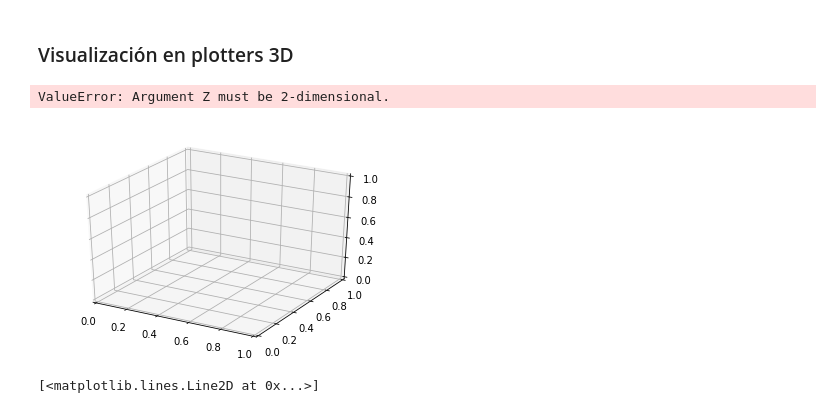
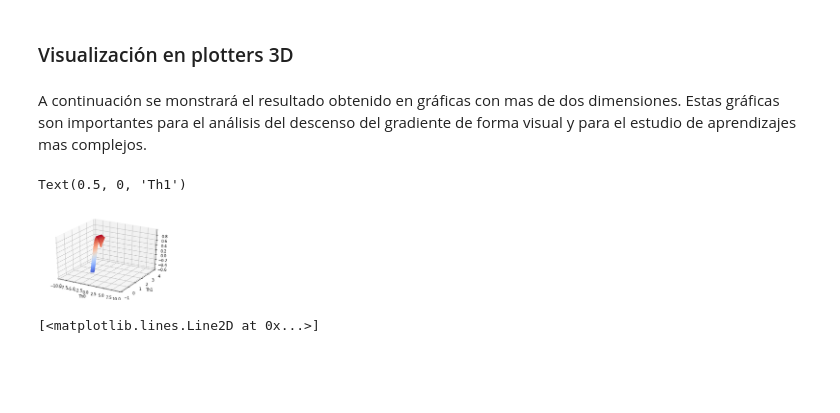
Before and after one commit to ivanfermena/Machine-Learning-Practice-1, a Jupyter notebook: linear-regression.ipynb, the cells around one changed output. Drawn from its saved outputs; the diff is of its cells as text; code cells hidden in the pictures; blank space fills up the shorter version.

```diff
--- a/linear-regression.ipynb
+++ b/linear-regression.ipynb
@@ -120,5 +124,7 @@ Text(0.5,0,'Poblacion de la ciudad en 10.000s')
 El resultado es una recta que se encuentra ajustada lo máximo posible para nuestro conjunto de datos, esta recta tiene la separación mínima entre los puntos y la resta, obtenido gracias a la función descenso de gradiente.
 # %% [markdown]
 ### Visualización en plotters 3D
+# %% [markdown]
+A continuación se monstrará el resultado obtenido en gráficas con mas de dos dimensiones. Estas gráficas son importantes para el análisis del descenso del gradiente de forma visual y para el estudio de aprendizajes mas complejos.
 # %%
 from mpl_toolkits.mplot3d import Axes3D
@@ -127,17 +133,19 @@ from matplotlib.ticker import LinearLocator, FormatStrFormatter
 # %%
 fig = plt.figure()
 ax = fig.gca(projection='3d')
 
-X, Y = np.meshgrid(vc_gd_th0, vc_gd_th1)
+X, Y = np.meshgrid(vc_gd_th0,vc_gd_th1)
 R = np.sqrt(X**2 + Y**2)
-Z = np.cos(R)
+Z = np.sin(R)
 
 ax.plot_surface(X, Y, Z, cmap=cm.coolwarm, linewidth=0, antialiased=False)
+ax.set_xlim(-10, 10)
+ax.set_ylim(-1, 4)
 plt.xlabel('Th0')
 plt.ylabel('Th1')
 # %% [output]
-ValueError: Argument Z must be 2-dimensional.
+Text(0.5, 0, 'Th1')
-[figure, old version]
+[figure, new version]
 # %%
 def f(x, y):
     return np.sin(x) ** 10 + np.cos(10 + y * x) * np.cos(x)
```
Also changed, not shown: parts of 13 cells of this notebook.
